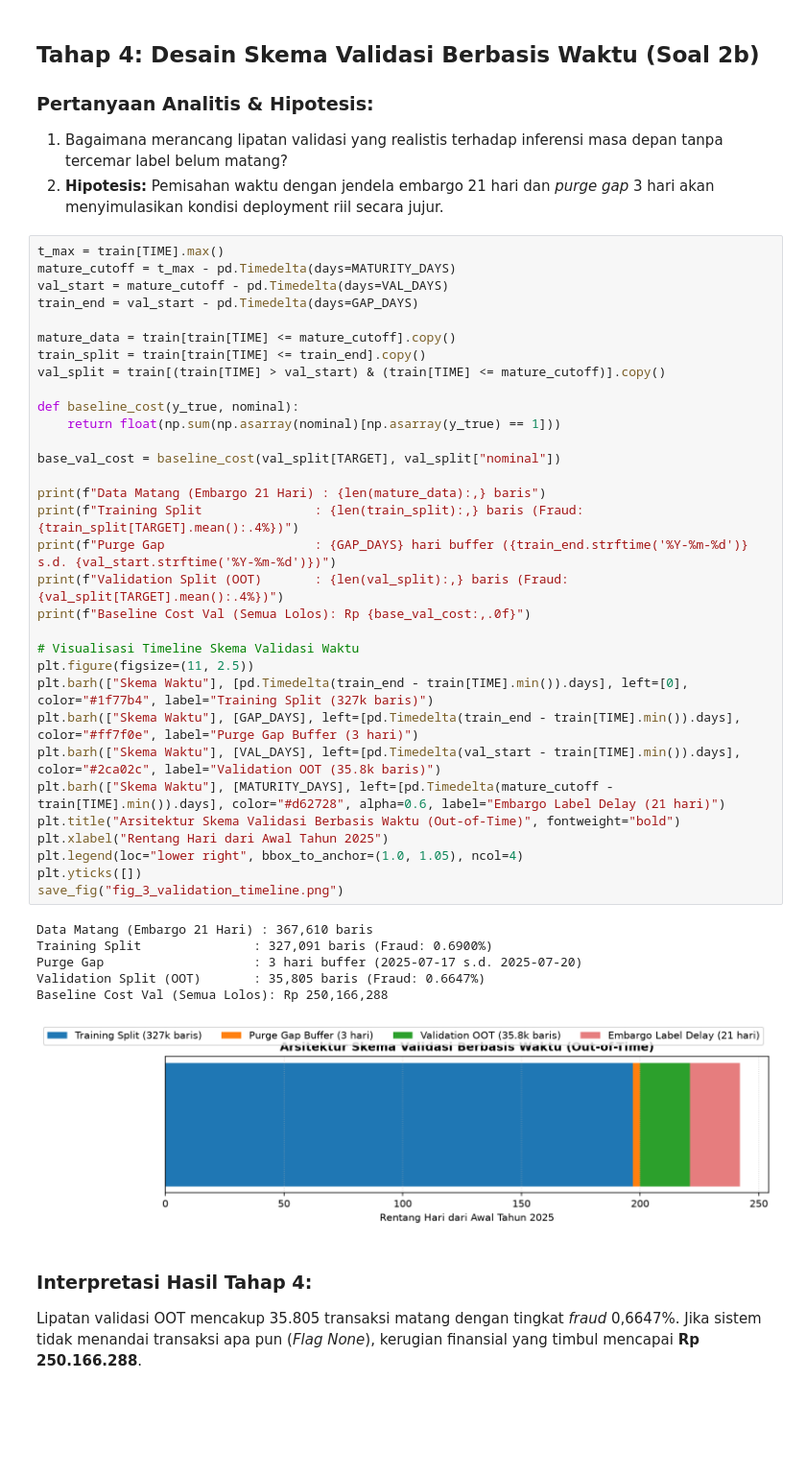
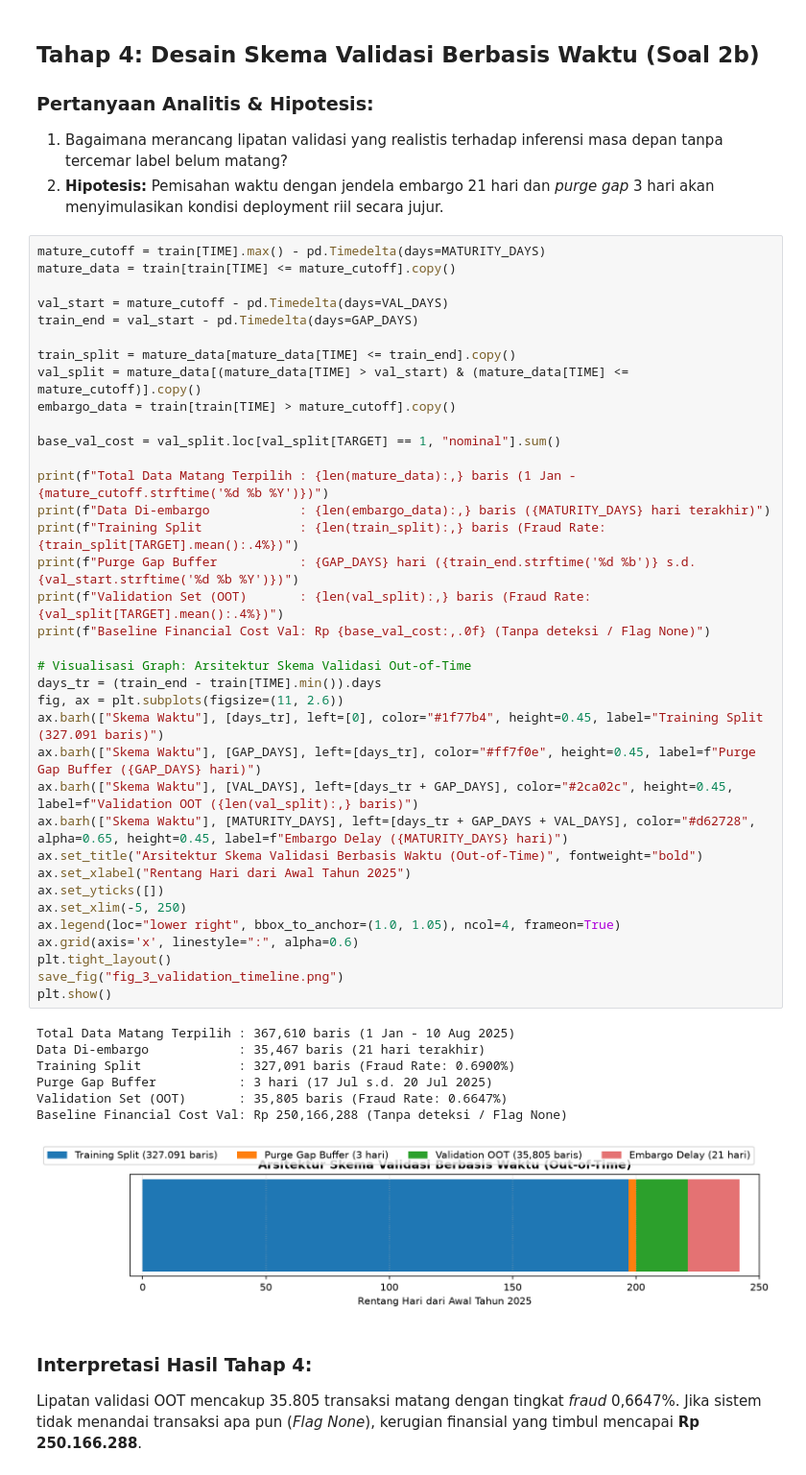
Before and after one commit to sebastianvettel1212/uts-ml, a Jupyter notebook: Classification/kode/task2_fraud_detection.ipynb, the cells around one changed output. Shown at 96% size. Drawn from its saved outputs; the diff is of its cells as text; blank space fills up the shorter version.

```diff
--- a/Classification/kode/task2_fraud_detection.ipynb
+++ b/Classification/kode/task2_fraud_detection.ipynb
@@ -209,44 +256,49 @@ Penurunan PR-AUC setelah fitur bocor dibuang   : 0.1099
 1. Bagaimana merancang lipatan validasi yang realistis terhadap inferensi masa depan tanpa tercemar label belum matang?
 2. **Hipotesis:** Pemisahan waktu dengan jendela embargo 21 hari dan *purge gap* 3 hari akan menyimulasikan kondisi deployment riil secara jujur.
 # %%
-t_max = train[TIME].max()
-mature_cutoff = t_max - pd.Timedelta(days=MATURITY_DAYS)
+mature_cutoff = train[TIME].max() - pd.Timedelta(days=MATURITY_DAYS)
+mature_data = train[train[TIME] <= mature_cutoff].copy()
+
 val_start = mature_cutoff - pd.Timedelta(days=VAL_DAYS)
 train_end = val_start - pd.Timedelta(days=GAP_DAYS)
 
-mature_data = train[train[TIME] <= mature_cutoff].copy()
-train_split = train[train[TIME] <= train_end].copy()
-val_split = train[(train[TIME] > val_start) & (train[TIME] <= mature_cutoff)].copy()
+train_split = mature_data[mature_data[TIME] <= train_end].copy()
+val_split = mature_data[(mature_data[TIME] > val_start) & (mature_data[TIME] <= mature_cutoff)].copy()
+embargo_data = train[train[TIME] > mature_cutoff].copy()
 
-def baseline_cost(y_true, nominal):
-    return float(np.sum(np.asarray(nominal)[np.asarray(y_true) == 1]))
+base_val_cost = val_split.loc[val_split[TARGET] == 1, "nominal"].sum()
 
-base_val_cost = baseline_cost(val_split[TARGET], val_split["nominal"])
+print(f"Total Data Matang Terpilih : {len(mature_data):,} baris (1 Jan - {mature_cutoff.strftime('%d %b %Y')})")
+print(f"Data Di-embargo            : {len(embargo_data):,} baris ({MATURITY_DAYS} hari terakhir)")
+print(f"Training Split             : {len(train_split):,} baris (Fraud Rate: {train_split[TARGET].mean():.4%})")
+print(f"Purge Gap Buffer           : {GAP_DAYS} hari ({train_end.strftime('%d %b')} s.d. {val_start.strftime('%d %b %Y')})")
+print(f"Validation Set (OOT)       : {len(val_split):,} baris (Fraud Rate: {val_split[TARGET].mean():.4%})")
+print(f"Baseline Financial Cost Val: Rp {base_val_cost:,.0f} (Tanpa deteksi / Flag None)")
 
-print(f"Data Matang (Embargo 21 Hari) : {len(mature_data):,} baris")
-print(f"Training Split               : {len(train_split):,} baris (Fraud: {train_split[TARGET].mean():.4%})")
-print(f"Purge Gap                    : {GAP_DAYS} hari buffer ({train_end.strftime('%Y-%m-%d')} s.d. {val_start.strftime('%Y-%m-%d')})")
-print(f"Validation Split (OOT)       : {len(val_split):,} baris (Fraud: {val_split[TARGET].mean():.4%})")
-print(f"Baseline Cost Val (Semua Lolos): Rp {base_val_cost:,.0f}")
-
-# Visualisasi Timeline Skema Validasi Waktu
-plt.figure(figsize=(11, 2.5))
-plt.barh(["Skema Waktu"], [pd.Timedelta(train_end - train[TIME].min()).days], left=[0], color="#1f77b4", label="Training Split (327k baris)")
-plt.barh(["Skema Waktu"], [GAP_DAYS], left=[pd.Timedelta(train_end - train[TIME].min()).days], color="#ff7f0e", label="Purge Gap Buffer (3 hari)")
-plt.barh(["Skema Waktu"], [VAL_DAYS], left=[pd.Timedelta(val_start - train[TIME].min()).days], color="#2ca02c", label="Validation OOT (35.8k baris)")
-plt.barh(["Skema Waktu"], [MATURITY_DAYS], left=[pd.Timedelta(mature_cutoff - train[TIME].min()).days], color="#d62728", alpha=0.6, label="Embargo Label Delay (21 hari)")
-plt.title("Arsitektur Skema Validasi Berbasis Waktu (Out-of-Time)", fontweight="bold")
-plt.xlabel("Rentang Hari dari Awal Tahun 2025")
-plt.legend(loc="lower right", bbox_to_anchor=(1.0, 1.05), ncol=4)
-plt.yticks([])
+# Visualisasi Graph: Arsitektur Skema Validasi Out-of-Time
+days_tr = (train_end - train[TIME].min()).days
+fig, ax = plt.subplots(figsize=(11, 2.6))
+ax.barh(["Skema Waktu"], [days_tr], left=[0], color="#1f77b4", height=0.45, label="Training Split (327.091 baris)")
+ax.barh(["Skema Waktu"], [GAP_DAYS], left=[days_tr], color="#ff7f0e", height=0.45, label=f"Purge Gap Buffer ({GAP_DAYS} hari)")
+ax.barh(["Skema Waktu"], [VAL_DAYS], left=[days_tr + GAP_DAYS], color="#2ca02c", height=0.45, label=f"Validation OOT ({len(val_split):,} baris)")
+ax.barh(["Skema Waktu"], [MATURITY_DAYS], left=[days_tr + GAP_DAYS + VAL_DAYS], color="#d62728", alpha=0.65, height=0.45, label=f"Embargo Delay ({MATURITY_DAYS} hari)")
+ax.set_title("Arsitektur Skema Validasi Berbasis Waktu (Out-of-Time)", fontweight="bold")
+ax.set_xlabel("Rentang Hari dari Awal Tahun 2025")
+ax.set_yticks([])
+ax.set_xlim(-5, 250)
+ax.legend(loc="lower right", bbox_to_anchor=(1.0, 1.05), ncol=4, frameon=True)
+ax.grid(axis='x', linestyle=":", alpha=0.6)
+plt.tight_layout()
 save_fig("fig_3_validation_timeline.png")
+plt.show()
 # %% [output]
-Data Matang (Embargo 21 Hari) : 367,610 baris
-Training Split               : 327,091 baris (Fraud: 0.6900%)
-Purge Gap                    : 3 hari buffer (2025-07-17 s.d. 2025-07-20)
-Validation Split (OOT)       : 35,805 baris (Fraud: 0.6647%)
-Baseline Cost Val (Semua Lolos): Rp 250,166,288
+Total Data Matang Terpilih : 367,610 baris (1 Jan - 10 Aug 2025)
+Data Di-embargo            : 35,467 baris (21 hari terakhir)
+Training Split             : 327,091 baris (Fraud Rate: 0.6900%)
+Purge Gap Buffer           : 3 hari (17 Jul s.d. 20 Jul 2025)
+Validation Set (OOT)       : 35,805 baris (Fraud Rate: 0.6647%)
+Baseline Financial Cost Val: Rp 250,166,288 (Tanpa deteksi / Flag None)
-[figure, old version]
+[figure, new version]
 # %% [markdown]
 ### Interpretasi Hasil Tahap 4:
 Lipatan validasi OOT mencakup 35.805 transaksi matang dengan tingkat *fraud* 0,6647%. Jika sistem tidak menandai transaksi apa pun (*Flag None*), kerugian finansial yang timbul mencapai **Rp 250.166.288**.
```
Also changed, not shown: parts of 10 cells of this notebook, 12 other files.
